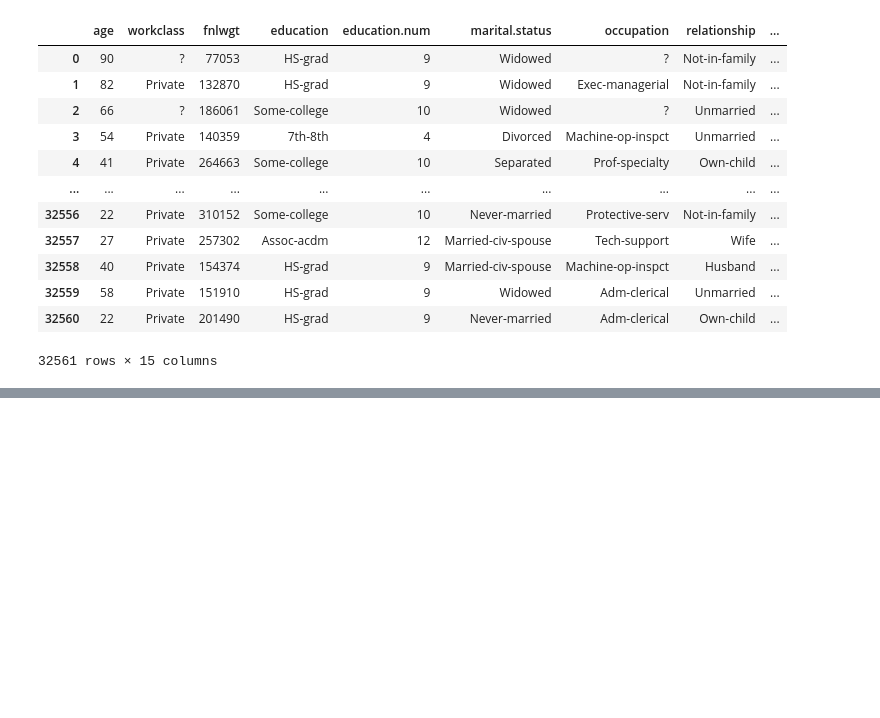
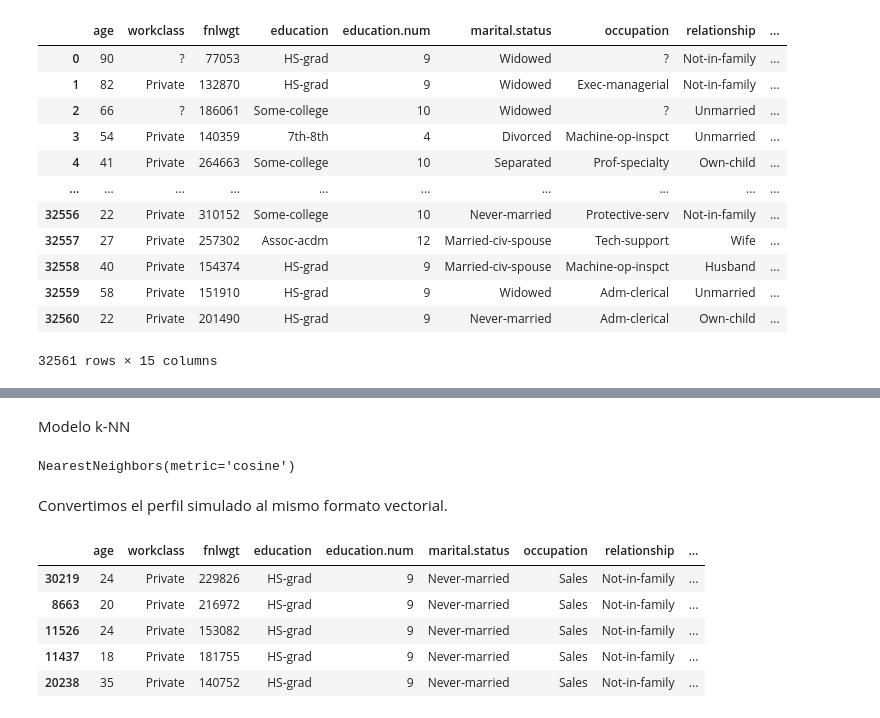
Before and after one commit to 4GeeksAcademy/Eder_Zelaya-Machine-Learnig, a Jupyter notebook: src/13-eda-recommendation-systems-adult-census-income.ipynb, the cells around one changed output, grey strips where cells are left out. Drawn from its saved outputs; the diff is of its cells as text; code cells hidden in the pictures; blank space fills up the shorter version.

```diff
--- a/src/13-eda-recommendation-systems-adult-census-income.ipynb
+++ b/src/13-eda-recommendation-systems-adult-census-income.ipynb
@@ -25,0 +212,17 @@ df
+# %%
+perfil_usuario = pd.DataFrame([{
+    "age": 25,
+    "workclass": "Private",
+    "fnlwgt": 200000,              # valor simulado promedio
+    "education": "HS-grad",
+    "education.num": 9,
+    "marital.status": "Never-married",
+    "occupation": "Sales",
+    "relationship": "Not-in-family",
+    "race": "White",
+    "sex": "Male",
+    "capital.gain": 0,
+    "capital.loss": 0,
+    "hours.per.week": 20,
+    "native.country": "United-States"
+}])
@@ -25,0 +241,25 @@ df
+# %%
+X_processed = model.named_steps["preprocessor"].transform(X)
+# %% [markdown]
+Modelo k-NN
+# %%
+nn = NearestNeighbors(n_neighbors=5, metric="cosine")
+nn.fit(X_processed)
+# %% [output]
+NearestNeighbors(metric='cosine')
+# %%
+usuario_processed = model.named_steps["preprocessor"].transform(perfil_usuario)
+# %% [markdown]
+Convertimos el perfil simulado al mismo formato vectorial.
+# %%
+distances, indices = nn.kneighbors(usuario_processed)
+
+vecinos = df.iloc[indices[0]]
+vecinos
+# %% [output]
+|  | age | workclass | fnlwgt | education | education.num | marital.status | occupation | relationship | ... |
+| 30219 | 24 | Private | 229826 | HS-grad | 9 | Never-married | Sales | Not-in-family | ... |
+| 8663 | 20 | Private | 216972 | HS-grad | 9 | Never-married | Sales | Not-in-family | ... |
+| 11526 | 24 | Private | 153082 | HS-grad | 9 | Never-married | Sales | Not-in-family | ... |
+| 11437 | 18 | Private | 181755 | HS-grad | 9 | Never-married | Sales | Not-in-family | ... |
+| 20238 | 35 | Private | 140752 | HS-grad | 9 | Never-married | Sales | Not-in-family | ... |
```
Also changed, not shown: parts of 34 cells of this notebook.
